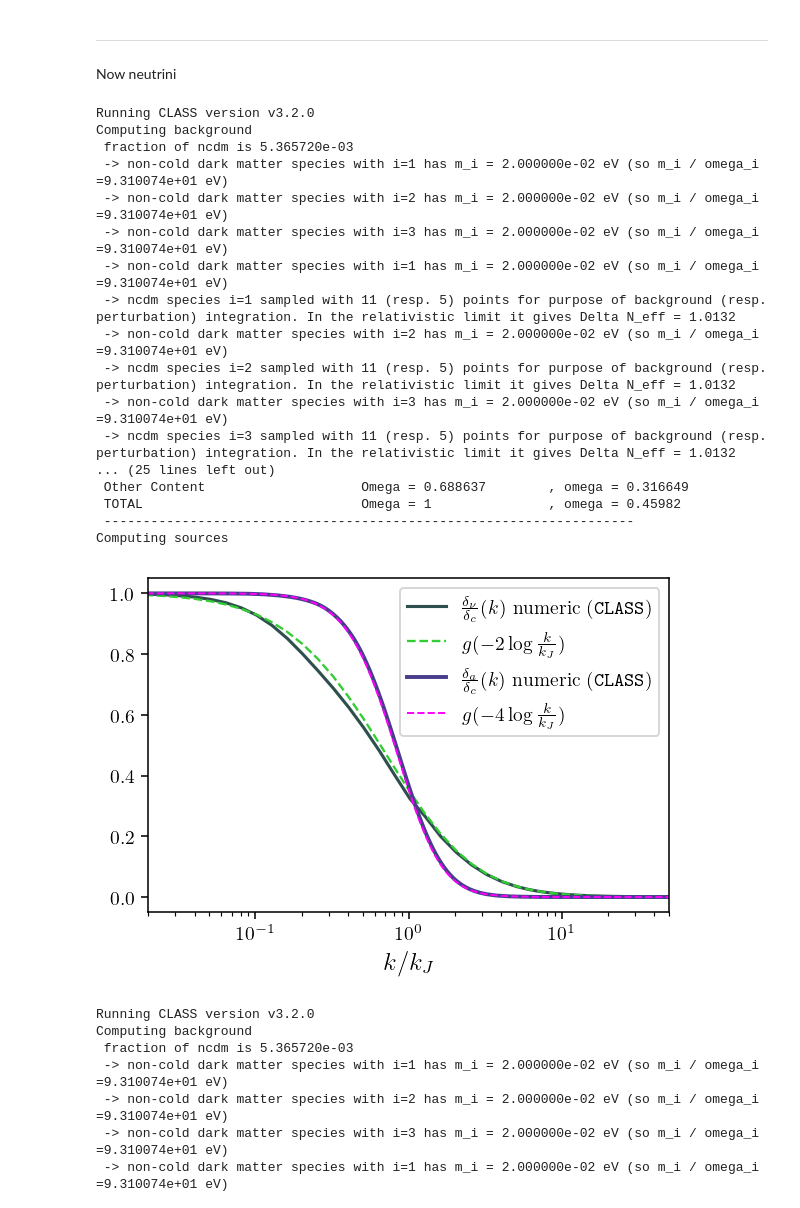
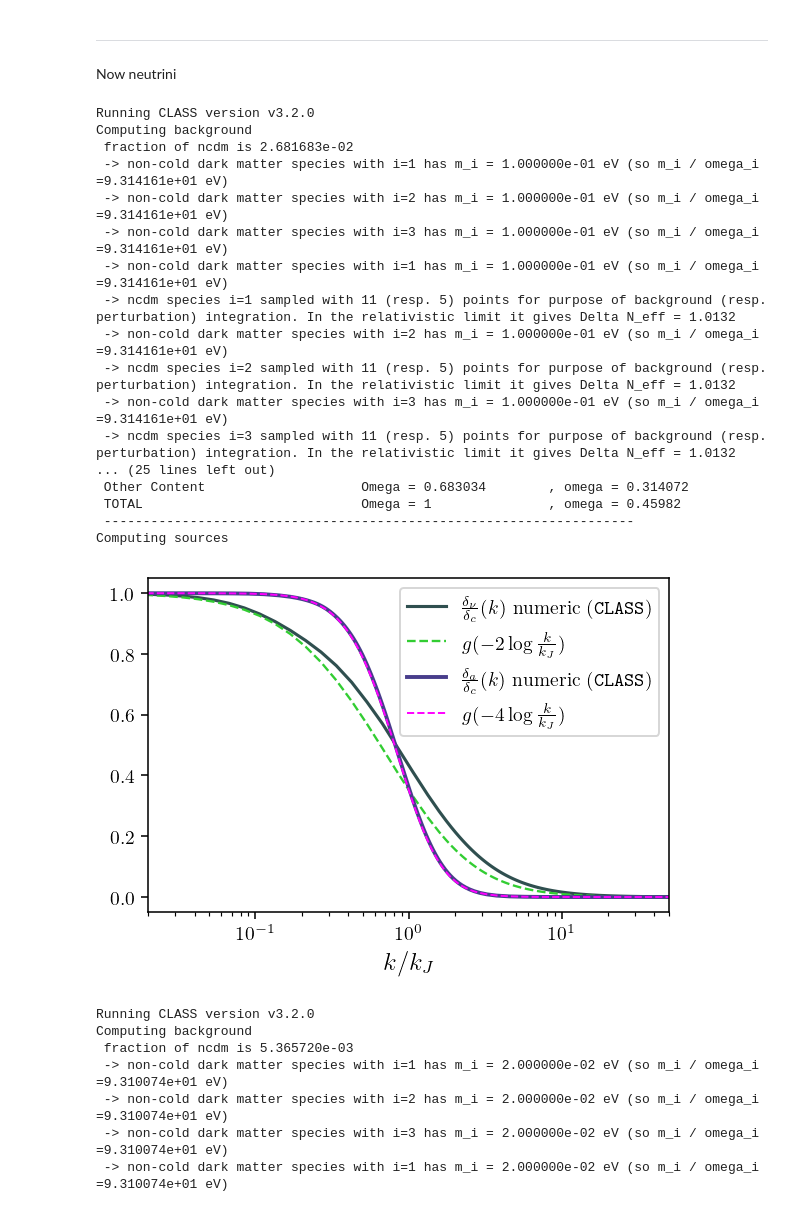
Before and after one commit to fverd/class, a Jupyter notebook: soundspeed-scripts/match_kJ.ipynb, the cells around one changed output. Drawn from its saved outputs; the diff is of its cells as text; code cells hidden in the pictures.

```diff
--- a/soundspeed-scripts/match_kJ.ipynb
+++ b/soundspeed-scripts/match_kJ.ipynb
@@ -127,17 +127,17 @@ Now neutrini
 nuCDM = Class()
 nuCDM.set(common_settings)
 # pass input parameters
-Mnu=0.06
 
 nuCDM = Class()
 nuCDM.set(common_settings)
+Mnu= 0.3
 nuCDM.set({
     'N_ur': 2.0328,
     # 'N_ncdm':1,
     # 'm_ncdm':Mnu,
     'N_ncdm':3,
-    'm_ncdm':'0.02,0.02,0.02',
-    # 'ncdm_fluid_approximation':0,
+    'm_ncdm':f'{Mnu/3},{Mnu/3},{Mnu/3}',
+    'ncdm_fluid_approximation':2,
 })
 
 
@@ -145,18 +145,18 @@ nuCDM.compute()
 # %% [output]
 Running CLASS version v3.2.0
 Computing background
- fraction of ncdm is 5.365720e-03
- -> non-cold dark matter species with i=1 has m_i = 2.000000e-02 eV (so m_i / omega_i =9.310074e+01 eV)
- -> non-cold dark matter species with i=2 has m_i = 2.000000e-02 eV (so m_i / omega_i =9.310074e+01 eV)
- -> non-cold dark matter species with i=3 has m_i = 2.000000e-02 eV (so m_i / omega_i =9.310074e+01 eV)
- -> non-cold dark matter species with i=1 has m_i = 2.000000e-02 eV (so m_i / omega_i =9.310074e+01 eV)
+ fraction of ncdm is 2.681683e-02
+ -> non-cold dark matter species with i=1 has m_i = 1.000000e-01 eV (so m_i / omega_i =9.314161e+01 eV)
+ -> non-cold dark matter species with i=2 has m_i = 1.000000e-01 eV (so m_i / omega_i =9.314161e+01 eV)
+ -> non-cold dark matter species with i=3 has m_i = 1.000000e-01 eV (so m_i / omega_i =9.314161e+01 eV)
+ -> non-cold dark matter species with i=1 has m_i = 1.000000e-01 eV (so m_i / omega_i =9.314161e+01 eV)
  -> ncdm species i=1 sampled with 11 (resp. 5) points for purpose of background (resp. perturbation) integration. In the relativistic limit it gives Delta N_eff = 1.0132
- -> non-cold dark matter species with i=2 has m_i = 2.000000e-02 eV (so m_i / omega_i =9.310074e+01 eV)
+ -> non-cold dark matter species with i=2 has m_i = 1.000000e-01 eV (so m_i / omega_i =9.314161e+01 eV)
  -> ncdm species i=2 sampled with 11 (resp. 5) points for purpose of background (resp. perturbation) integration. In the relativistic limit it gives Delta N_eff = 1.0132
- -> non-cold dark matter species with i=3 has m_i = 2.000000e-02 eV (so m_i / omega_i =9.310074e+01 eV)
+ -> non-cold dark matter species with i=3 has m_i = 1.000000e-01 eV (so m_i / omega_i =9.314161e+01 eV)
  -> ncdm species i=3 sampled with 11 (resp. 5) points for purpose of background (resp. perturbation) integration. In the relativistic limit it gives Delta N_eff = 1.0132
 ... (25 lines left out)
- Other Content                    Omega = 0.688637        , omega = 0.316649
+ Other Content                    Omega = 0.683034        , omega = 0.314072
  TOTAL                            Omega = 1               , omega = 0.45982
  --------------------------------------------------------------------
 Computing sources
@@ -164,35 +164,35 @@ Computing sources
 zeval = 0.5
 chi_tk_k = nuCDM.get_transfer(z=zeval)
 
 kEval=chi_tk_k['k (h/Mpc)']
 d_nu_k=-chi_tk_k['d_ncdm[0]']
 d_cdm_k=-chi_tk_k['d_cdm']
 
 
 plt.rcParams.update({
     "text.usetex": True,
     "font.family": "serif",
     "font.serif": ["Computer Modern"],
 })
 plt.figure(figsize=(4.8,3.1), dpi=140)
 
 # kJestnu =0.155 * (Mnu/0.3) * pow(0.666,1/2)
-kJestnu =5.e-2 * (Mnu/0.3) * pow(0.666,1/2)
+kJestnu = np.sqrt(5/9)* 5.e-2 * (0.3/3/0.1) * pow(0.666,1/2)* np.sqrt(nuCDM.Omega0_m()/0.3)
 
 plt.plot(kEval/kJestnu, d_nu_k/d_cdm_k,'darkslategray', linewidth=1.6,label=r'$\frac{\delta_\nu}{\delta_c}(k)$ numeric ($\texttt{CLASS}$)')
 plt.plot(kEval/kJestnu, g_an(-2*np.log(kEval/(kJestnu))),'limegreen', linestyle='--', linewidth=1.2,label=r'$g(-2\log \frac{k}{k_J})$ ')
 
 plt.plot(kEval/kJest, T_ratio_k,'darkslateblue', linewidth=2.,label=r'$\frac{\delta_a}{\delta_c}(k)$ numeric ($\texttt{CLASS}$)')
 plt.plot(kEval/kJest, g_an(-4*np.log(kEval/(kJest))),'fuchsia', linestyle='--', linewidth=1.,label=r'$g(-4\log \frac{k}{k_J})$')
 
 plt.xscale('log')
 plt.xlabel(r'$k/k_J$', fontsize=13)
 plt.legend(loc='upper right', fontsize=10)
 plt.xlim([2.e-2,5.e1])
 # plt.savefig('/home/fverdian/class/soundspeed-scripts/lincompare.pdf', bbox_inches='tight')
 plt.show()
 # %% [output]
-[figure, old version]
+[figure, new version]
 # %%
 nuCDM = Class()
 
```
Also changed, not shown: parts of 5 cells of this notebook, 3 other files.
